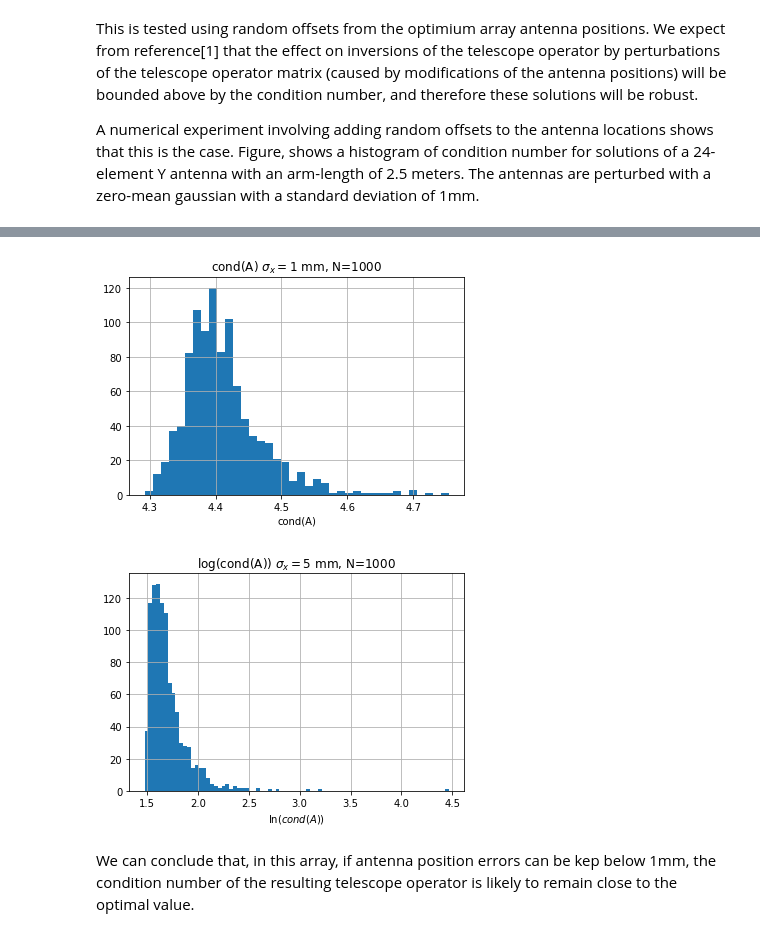
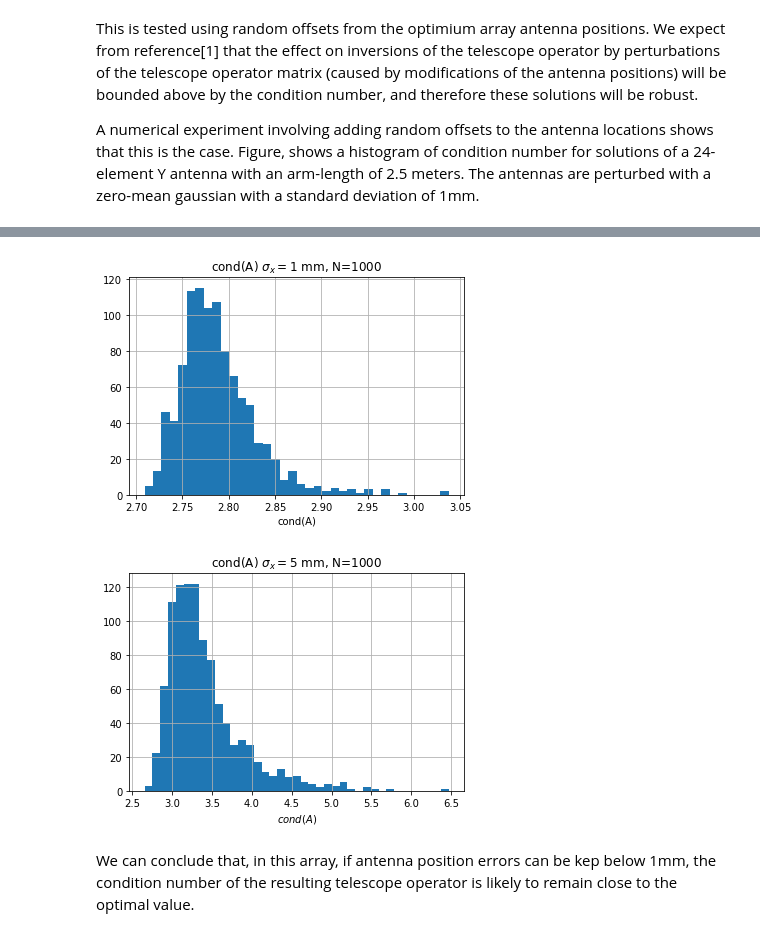
Before and after one commit to tmolteno/TART-3, a Jupyter notebook: array/disko_array_opt/Condition_Number_Array_Optimization.ipynb, the cells around one changed output, grey strips where cells are left out. Drawn from its saved outputs; the diff is of its cells as text; code cells hidden in the pictures.

```diff
--- a/array/disko_array_opt/Condition_Number_Array_Optimization.ipynb
+++ b/array/disko_array_opt/Condition_Number_Array_Optimization.ipynb
@@ -218,8 +218,7 @@ n_trials = 1000
 try:
     res = np.load('res.npy')
 except:
-    radius_min = 0.1
-    array_opt.init(radius_min, ant)
+    l, m, n_minus_1, p2j, theta, pixel_areas, radius, radius_min, min_spacing = array_opt.init(radius_lower=0.1, ant=ant)
     res = []
     delta = 1e-3   # 1 mm
     for i in range(n_trials):
@@ -227,7 +226,7 @@ except:
         _x += np.random.normal(0, delta, _x.shape[0])
         _y += np.random.normal(0, delta, _y.shape[0])
         _z += np.random.normal(0, delta, _z.shape[0])
-        penalty, cond = array_opt.global_f(_x, _y, _z)
+        penalty, cond = array_opt.global_f(_x, _y, _z, l, m, n_minus_1, p2j, pixel_areas, min_spacing)
         res.append(cond.numpy())
     res = np.array(res)
     np.save('res.npy', res)
@@ -256,14 +237,13 @@ plt.xlabel('cond(A)')
 plt.grid(True)
 plt.savefig('cond_histogram.pdf')
 # %% [output]
-[figure, old version]
+[figure, new version]
 # %%
 n_trials = 1000
 try:
     res5 = np.load('res5.npy')
 except:
-    radius_min = 0.1
-    array_opt.init(radius_min, ant)
+    l, m, n_minus_1, p2j, theta, pixel_areas, radius, radius_min, min_spacing = array_opt.init(radius_lower=0.1, ant=ant)
     res5 = []
     delta = 5e-3   # 1 mm
     for i in range(n_trials):
@@ -271,18 +251,18 @@ except:
         _x += np.random.normal(0, delta, _x.shape[0])
         _y += np.random.normal(0, delta, _y.shape[0])
         _z += np.random.normal(0, delta, _z.shape[0])
-        penalty, cond = array_opt.global_f(_x, _y, _z)
+        penalty, cond = array_opt.global_f(_x, _y, _z, l, m, n_minus_1, p2j, pixel_areas, min_spacing)
         res5.append(cond.numpy())
     res5 = np.array(res5)
     np.save('res5.npy', res5)
 # %%
-plt.hist(np.log(res5), bins='fd')
-plt.title('log(cond(A)) $\sigma_x=5$ mm, N={}'.format(n_trials))
-plt.xlabel('$\ln(cond(A))$')
+plt.hist(res5, bins='fd')
+plt.title('cond(A) $\sigma_x=5$ mm, N={}'.format(n_trials))
+plt.xlabel('$cond(A)$')
 plt.grid(True)
 plt.savefig('cond_histogram5.pdf')
 # %% [output]
-[figure, old version]
+[figure, new version]
 # %% [markdown]
 We can conclude that, in this array, if antenna position errors can be kep below 1mm, the condition number of the resulting telescope operator is likely to remain close to the optimal value.
 # %% [markdown]
```
Also changed, not shown: parts of 6 cells of this notebook, 3 other files.
